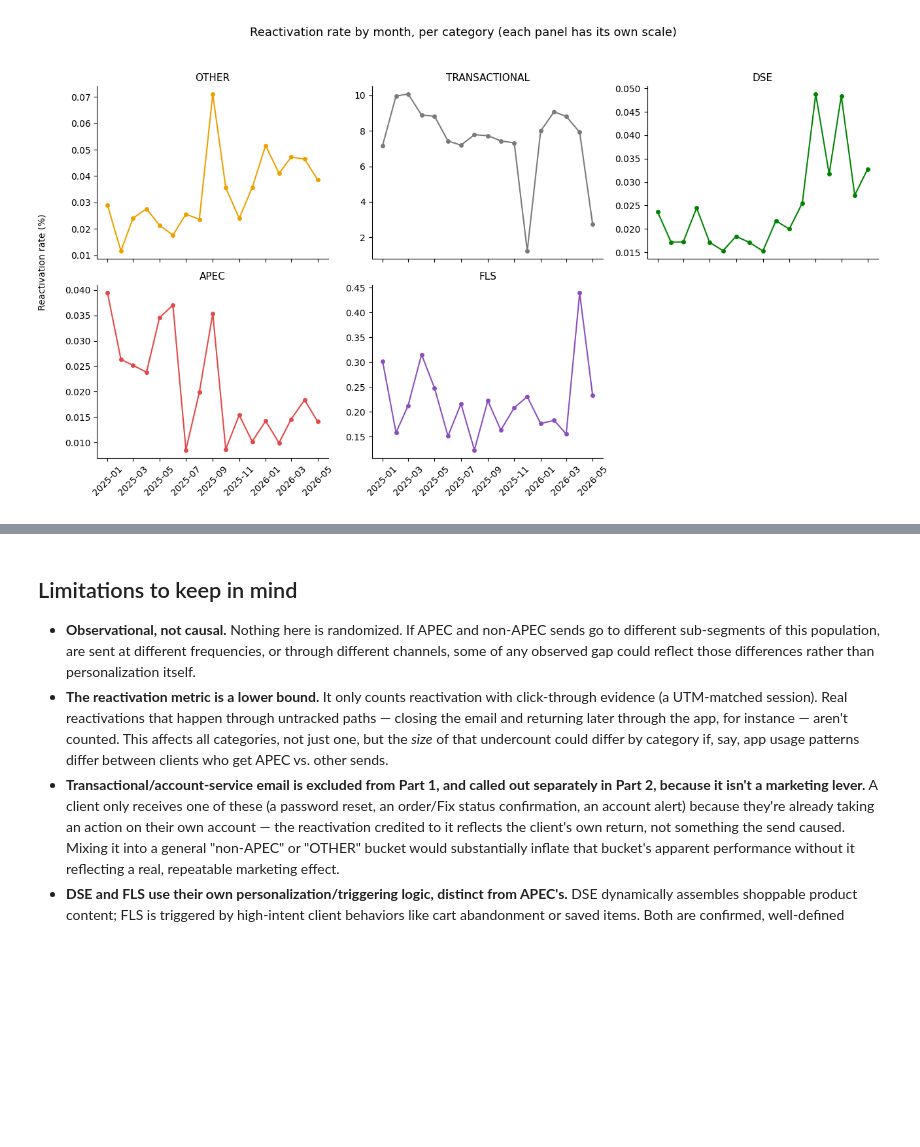
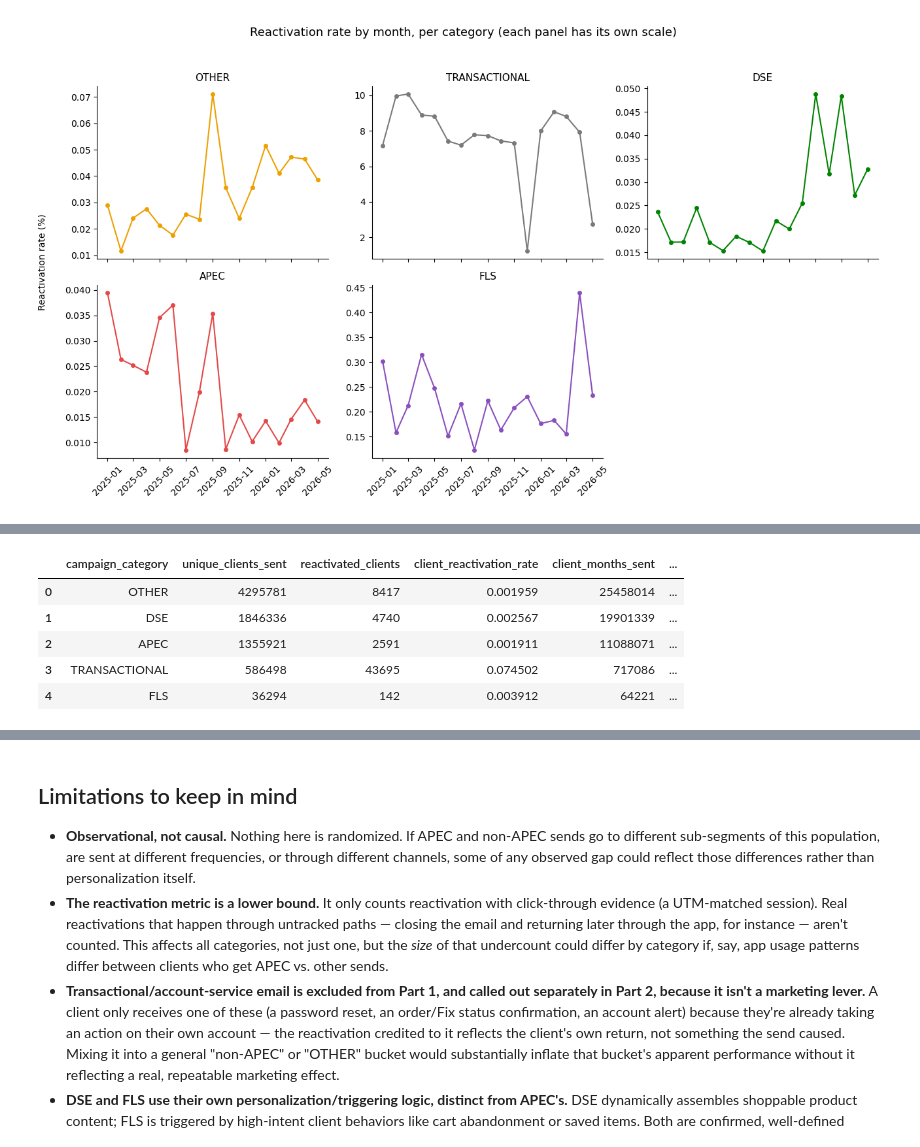
Before and after one commit to sfoyola/sao-sfix-ds, a Jupyter notebook: exp_apec_latent_style_analysis/personalization_impact_v2.ipynb, the cells around one changed output, grey strips where cells are left out. Saved outputs shown, nothing was run; the diff lists cells and outputs as text; code cells hidden in the pictures; blank space fills up the shorter version.

Commit message:
Adjust campaign split and add presentation_deck.md

```diff
--- a/exp_apec_latent_style_analysis/personalization_impact_v2.ipynb
+++ b/exp_apec_latent_style_analysis/personalization_impact_v2.ipynb
@@ -594,0 +601,20 @@ plt.show()
+# %%
+category_monthly_totals = category_monthly_df.groupby('campaign_category').agg(
+    client_months_sent=('unique_clients_sent', 'sum'),
+    reactivated_month_sum=('reactivated_clients', 'sum'),
+).reset_index()
+category_monthly_totals['reactivation_rate_per_month'] = (
+    category_monthly_totals['reactivated_month_sum'] / category_monthly_totals['client_months_sent']
+)
+
+full_vs_monthly = category_df[['campaign_category', 'unique_clients_sent', 'reactivated_clients', 'client_reactivation_rate']] \
+    .merge(category_monthly_totals, on='campaign_category') \
+    .sort_values('unique_clients_sent', ascending=False)
+full_vs_monthly
+# %% [output]
+|  | campaign_category | unique_clients_sent | reactivated_clients | client_reactivation_rate | client_months_sent | ... |
+| 0 | OTHER | 4295781 | 8417 | 0.001959 | 25458014 | ... |
+| 1 | DSE | 1846336 | 4740 | 0.002567 | 19901339 | ... |
+| 2 | APEC | 1355921 | 2591 | 0.001911 | 11088071 | ... |
+| 3 | TRANSACTIONAL | 586498 | 43695 | 0.074502 | 717086 | ... |
+| 4 | FLS | 36294 | 142 | 0.003912 | 64221 | ... |
```
Also changed, not shown: parts of 2 cells of this notebook, 2 other files.
